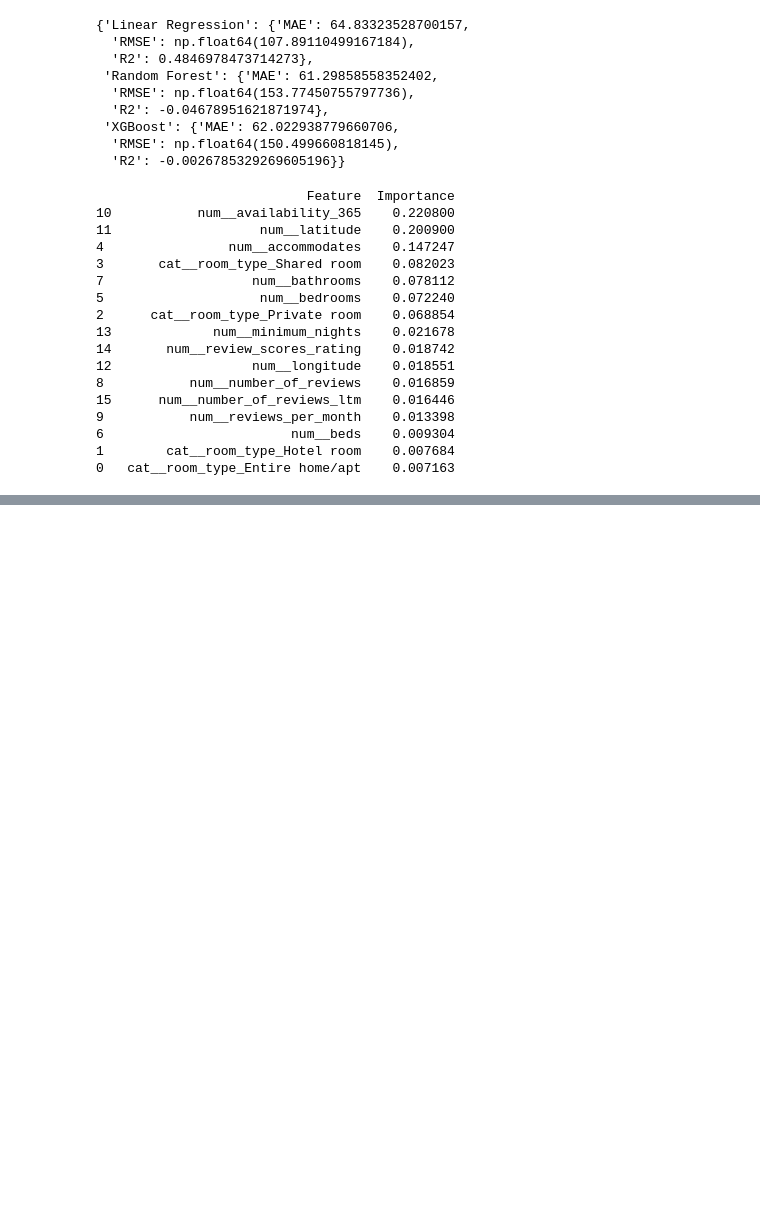
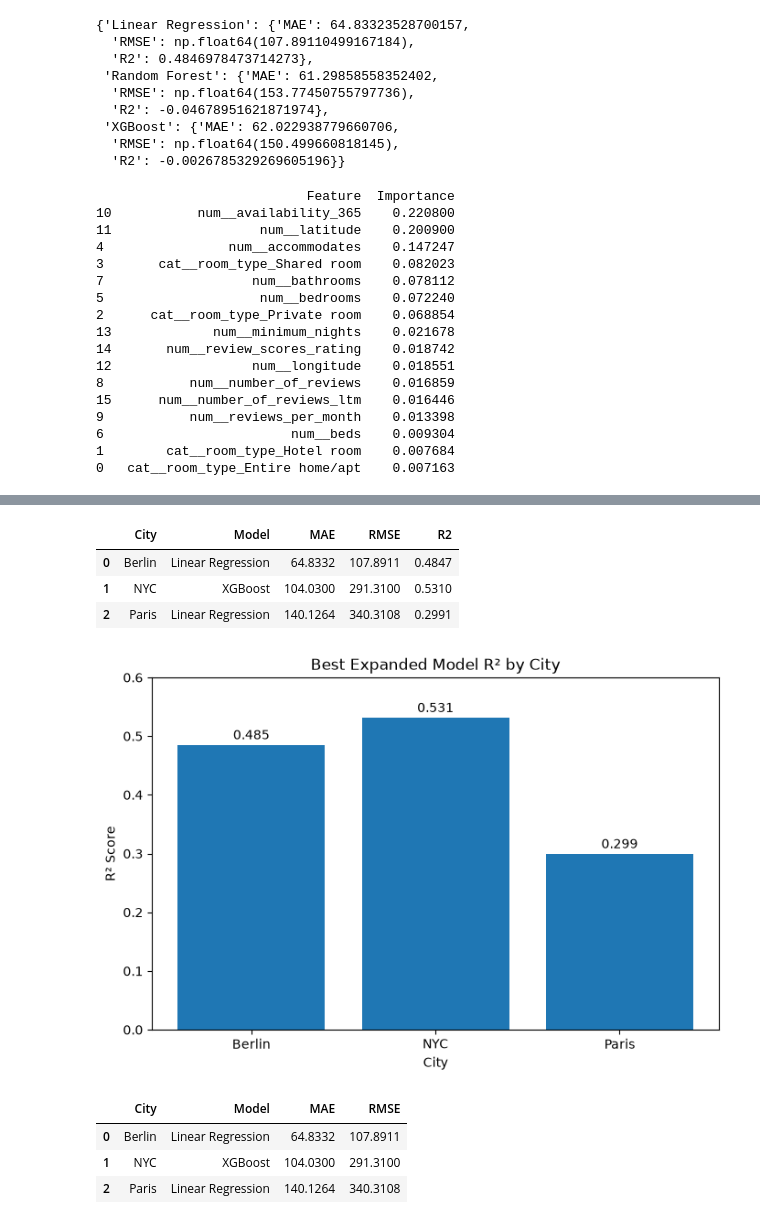
Before and after one commit to aryanmittal2107/AIRBNB_ML_PROJECT, a Jupyter notebook: notebooks/01_data_inspection.ipynb, the cells around one changed output, grey strips where cells are left out. Cells and saved outputs as stored; diff of their text form; code cells hidden in the pictures; blank space fills up the shorter version.

```diff
--- a/notebooks/01_data_inspection.ipynb
+++ b/notebooks/01_data_inspection.ipynb
@@ -2461,0 +2530,14 @@ print(feature_importance_berlin)
+# %%
+final_expanded_results = pd.DataFrame([
+    ["NYC", "Linear Regression", 163.97, 473.27, 0.1990],
+    ["NYC", "Random Forest", 106.58, 298.61, 0.5072],
+    ["NYC", "XGBoost", 104.03, 291.31, 0.5310],
+    ["Paris", "Linear Regression", 140.1264, 340.3108, 0.2991],
+    ["Paris", "Random Forest", 126.2829, 382.9342, 0.1125],
+    ["Paris", "XGBoost", 136.3303, 556.3045, -0.8729],
+    ["Berlin", "Linear Regression", 64.8332, 107.8911, 0.4847],
+    ["Berlin", "Random Forest", 61.2986, 153.7745, -0.0468],
+    ["Berlin", "XGBoost", 62.0229, 150.4997, -0.0027]
+], columns=["City", "Model", "MAE", "RMSE", "R2"])
+
+display(final_expanded_results)
@@ -2461,0 +2555,38 @@ print(feature_importance_berlin)
+# %%
+best_models = final_expanded_results.loc[
+    final_expanded_results.groupby("City")["R2"].idxmax()
+].reset_index(drop=True)
+
+display(best_models)
+# %% [output]
+|  | City | Model | MAE | RMSE | R2 |
+| 0 | Berlin | Linear Regression | 64.8332 | 107.8911 | 0.4847 |
+| 1 | NYC | XGBoost | 104.0300 | 291.3100 | 0.5310 |
+| 2 | Paris | Linear Regression | 140.1264 | 340.3108 | 0.2991 |
+# %%
+import matplotlib.pyplot as plt
+
+plt.figure(figsize=(8, 5))
+
+plt.bar(best_models["City"], best_models["R2"])
+
+plt.xlabel("City")
+plt.ylabel("R² Score")
+plt.title("Best Expanded Model R² by City")
+plt.ylim(0, 0.6)
+
+for i, value in enumerate(best_models["R2"]):
+    plt.text(i, value + 0.01, f"{value:.3f}", ha="center")
+
+plt.show()
+# %% [output]
+[figure, added]
+# %%
+error_comparison = best_models[["City", "Model", "MAE", "RMSE"]].copy()
+
+display(error_comparison)
+# %% [output]
+|  | City | Model | MAE | RMSE |
+| 0 | Berlin | Linear Regression | 64.8332 | 107.8911 |
+| 1 | NYC | XGBoost | 104.0300 | 291.3100 |
+| 2 | Paris | Linear Regression | 140.1264 | 340.3108 |
```
Also changed, not shown: parts of 9 cells of this notebook.
